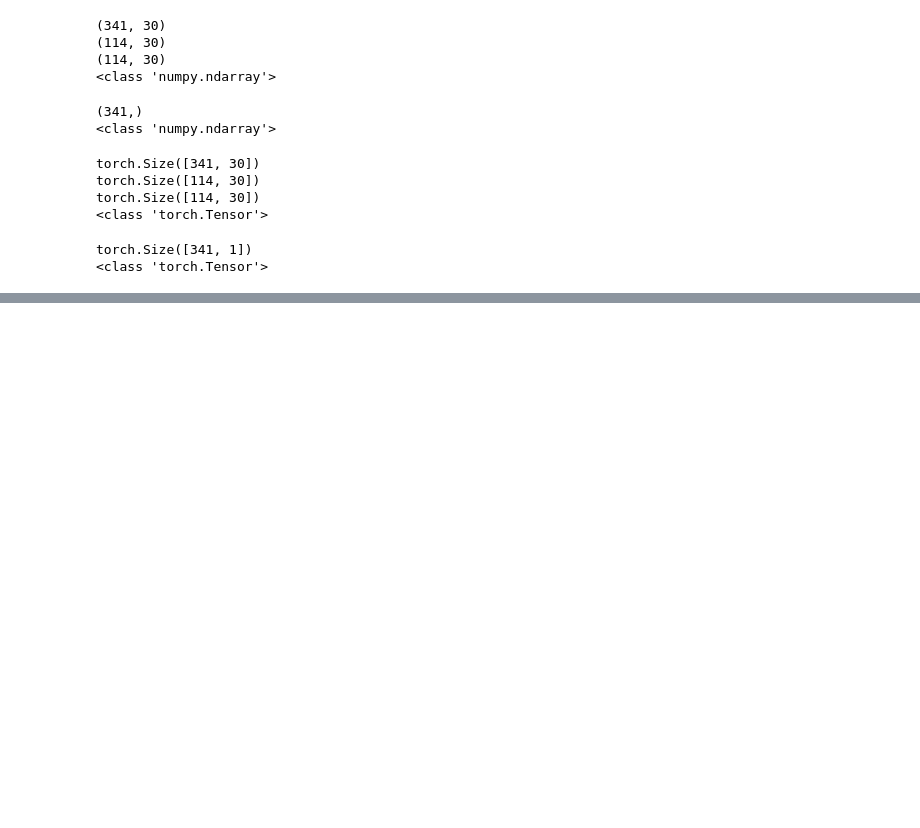
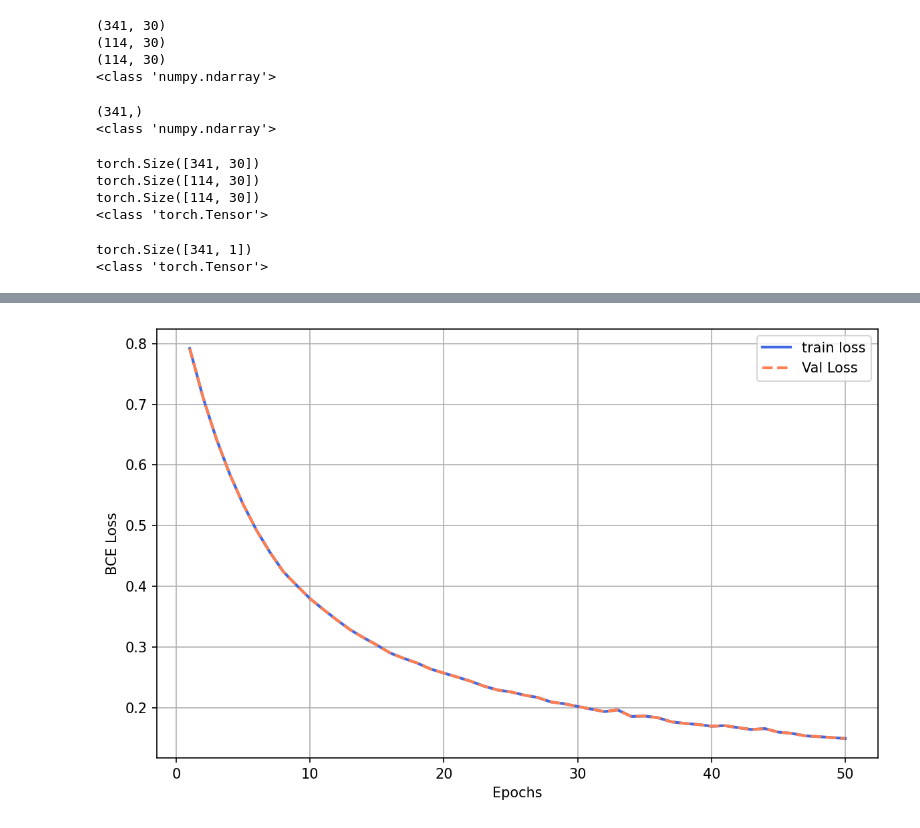
Before and after one commit to Arik-KO/PyTorch_DL, a Jupyter notebook: simple_models/classification_model/notebooks/logistic_regression.ipynb, the cells around one changed output, grey strips where cells are left out. Cells and saved outputs as stored; diff of their text form; code cells hidden in the pictures; blank space fills up the shorter version.

Commit message:
logistic regression tested for 50 epochs

```diff
--- a/simple_models/classification_model/notebooks/logistic_regression.ipynb
+++ b/simple_models/classification_model/notebooks/logistic_regression.ipynb
@@ -85,0 +103,2 @@ TypeError: only integer tensors of a single element can be converted to an index
+# %%
+D_in = X_train_t.shape[-1]
@@ -85,0 +109,5 @@ TypeError: only integer tensors of a single element can be converted to an index
+# %%
+classifer_model = LogisticRegression(D_in)
+# %%
+classifer_model = classifer_model.to(DEVICE)
+print(classifer_model)
@@ -85,0 +126,4 @@ TypeError: only integer tensors of a single element can be converted to an index
+# %%
+criterion = nn.BCELoss()
+LEARNING_RATE = 1e-3
+optimizer = torch.optim.Adam(classifer_model.parameters(), lr = LEARNING_RATE)
@@ -85,0 +188,13 @@ TypeError: only integer tensors of a single element can be converted to an index
+# %%
+plt.figure(figsize=(8,5),dpi = 150)
+epochs_range = range(1, N_EPOCHS + 1)
+plt.plot(epochs_range, train_losses, linewidth = 2, color = 'royalblue', label = 'train loss')
+plt.plot(epochs_range, train_losses, linewidth = 2, color = 'coral', ls='--', label = 'Val Loss')
+plt.xlabel('Epochs')
+plt.ylabel('BCE Loss')
+plt.legend(loc = 1)
+plt.grid()
+plt.tight_layout()
+plt.savefig('test_figue.png', dpi = 200)
+# %% [output]
+[figure, added]
```
Also changed, not shown: parts of 10 cells of this notebook, 1 other file.
